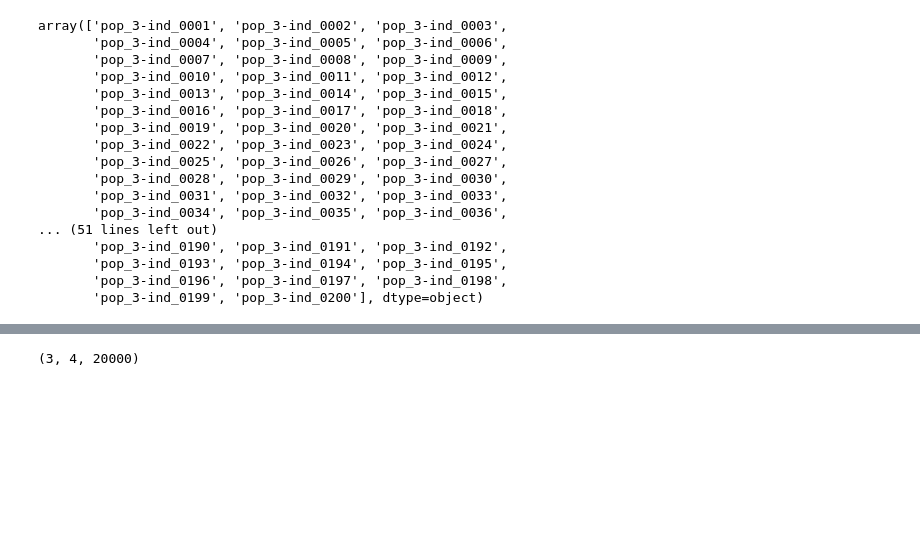
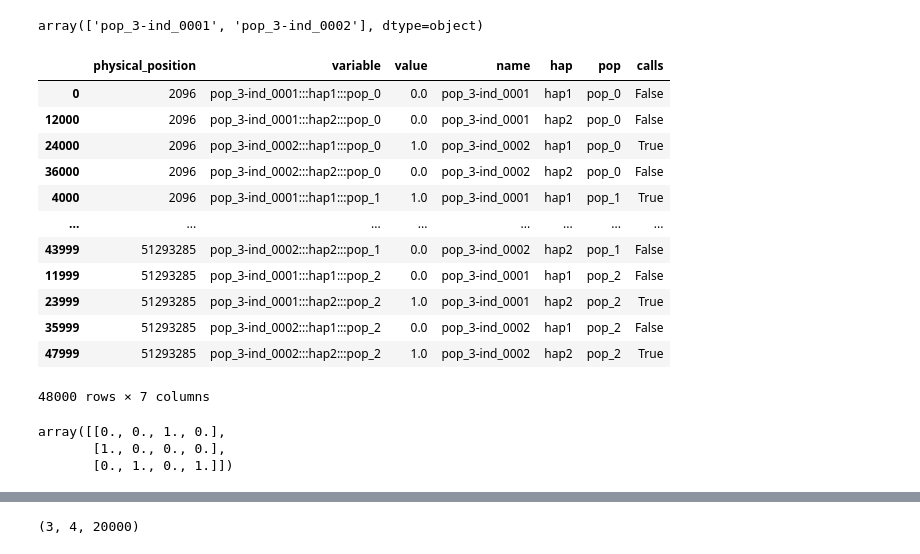
Before and after one commit to rwaples/lai-sim, a Jupyter notebook: workflow/notebooks/scratch.ipynb, the cells around one changed output, grey strips where cells are left out. Drawn from its saved outputs; the diff is of its cells as text; code cells hidden in the pictures; blank space fills up the shorter version.

```diff
--- a/workflow/notebooks/scratch.ipynb
+++ b/workflow/notebooks/scratch.ipynb
@@ -9,7 +9,7 @@ import msprime
 # %%
 import pandas as pd
 import numpy as np
-PATH = "/home/kele/Documents/lai/lai-sim/results/RFMix2/AmericanAdmixture_4B11/AA_42/test_anal_1.rfmix2.fb.tsv"
+PATH = "/home/kele/Documents/lai/lai-sim/results/RFMix2/AmericanAdmixture_4B11/AA_42/short_run.rfmix2.fb.tsv"
 lai = pd.read_csv(PATH, comment = '#', sep = '\t')
 lai = lai.set_index(['chromosome',  'genetic_position', 'genetic_marker_index'])
 lai = lai.melt(id_vars = ['physical_position'])
@@ -31,23 +31,7 @@ lai_calls_diploid = lowpop + highpop*10
 # %%
 lai_calls.columns.get_level_values(1).values[::2]
 # %% [output]
-array(['pop_3-ind_0001', 'pop_3-ind_0002', 'pop_3-ind_0003',
-       'pop_3-ind_0004', 'pop_3-ind_0005', 'pop_3-ind_0006',
-       'pop_3-ind_0007', 'pop_3-ind_0008', 'pop_3-ind_0009',
-       'pop_3-ind_0010', 'pop_3-ind_0011', 'pop_3-ind_0012',
-       'pop_3-ind_0013', 'pop_3-ind_0014', 'pop_3-ind_0015',
-       'pop_3-ind_0016', 'pop_3-ind_0017', 'pop_3-ind_0018',
-       'pop_3-ind_0019', 'pop_3-ind_0020', 'pop_3-ind_0021',
-       'pop_3-ind_0022', 'pop_3-ind_0023', 'pop_3-ind_0024',
-       'pop_3-ind_0025', 'pop_3-ind_0026', 'pop_3-ind_0027',
-       'pop_3-ind_0028', 'pop_3-ind_0029', 'pop_3-ind_0030',
-       'pop_3-ind_0031', 'pop_3-ind_0032', 'pop_3-ind_0033',
-       'pop_3-ind_0034', 'pop_3-ind_0035', 'pop_3-ind_0036',
-... (51 lines left out)
-       'pop_3-ind_0190', 'pop_3-ind_0191', 'pop_3-ind_0192',
-       'pop_3-ind_0193', 'pop_3-ind_0194', 'pop_3-ind_0195',
-       'pop_3-ind_0196', 'pop_3-ind_0197', 'pop_3-ind_0198',
-       'pop_3-ind_0199', 'pop_3-ind_0200'], dtype=object)
+array(['pop_3-ind_0001', 'pop_3-ind_0002'], dtype=object)
 # %%
 # save as numpy vs hdf
 # %%
@@ -59,3 +43,25 @@ df.index = lai_calls.index
 df.columns = lai_calls.columns.get_level_values(1).values[::2]
 df.to_hdf('/home/kele/save_test.h5', key = 'la', mode = 'w',
           complib = 'blosc:lz4hc', complevel = 9)
+# %%
+lai.sort_values([ 'physical_position', 'pop', 'name', 'hap', ])
+# %% [output]
+|  | physical_position | variable | value | name | hap | pop | calls |
+| 0 | 2096 | pop_3-ind_0001:::hap1:::pop_0 | 0.0 | pop_3-ind_0001 | hap1 | pop_0 | False |
+| 12000 | 2096 | pop_3-ind_0001:::hap2:::pop_0 | 0.0 | pop_3-ind_0001 | hap2 | pop_0 | False |
+| 24000 | 2096 | pop_3-ind_0002:::hap1:::pop_0 | 1.0 | pop_3-ind_0002 | hap1 | pop_0 | True |
+| 36000 | 2096 | pop_3-ind_0002:::hap2:::pop_0 | 0.0 | pop_3-ind_0002 | hap2 | pop_0 | False |
+| 4000 | 2096 | pop_3-ind_0001:::hap1:::pop_1 | 1.0 | pop_3-ind_0001 | hap1 | pop_1 | True |
+| ... | ... | ... | ... | ... | ... | ... | ... |
+| 43999 | 51293285 | pop_3-ind_0002:::hap2:::pop_1 | 0.0 | pop_3-ind_0002 | hap2 | pop_1 | False |
+| 11999 | 51293285 | pop_3-ind_0001:::hap1:::pop_2 | 0.0 | pop_3-ind_0001 | hap1 | pop_2 | False |
+| 23999 | 51293285 | pop_3-ind_0001:::hap2:::pop_2 | 1.0 | pop_3-ind_0001 | hap2 | pop_2 | True |
+| 35999 | 51293285 | pop_3-ind_0002:::hap1:::pop_2 | 0.0 | pop_3-ind_0002 | hap1 | pop_2 | False |
+| 47999 | 51293285 | pop_3-ind_0002:::hap2:::pop_2 | 1.0 | pop_3-ind_0002 | hap2 | pop_2 | True |
+48000 rows × 7 columns
+# %%
+lai.sort_values([ 'physical_position', 'pop', 'name', 'hap', ])['value'].values.reshape((-1, 3,4))[3]
+# %% [output]
+array([[0., 0., 1., 0.],
+       [1., 0., 0., 0.],
+       [0., 1., 0., 1.]])
```
Also changed, not shown: parts of 13 cells of this notebook, 4 other files.
